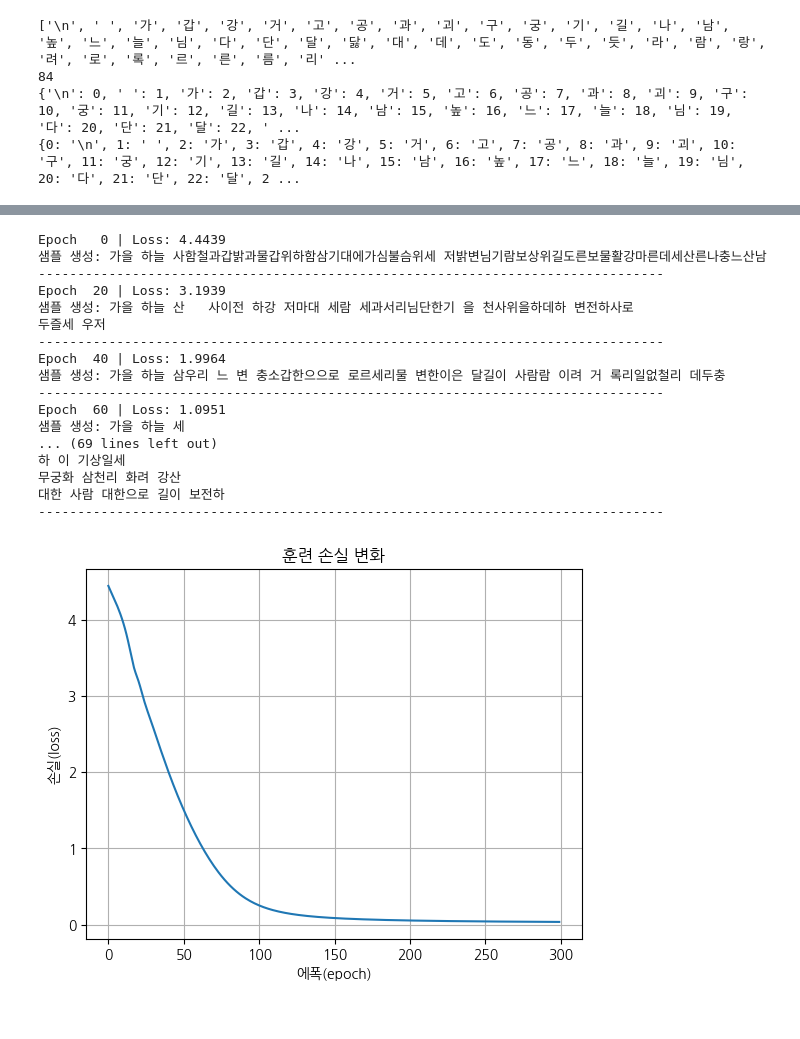
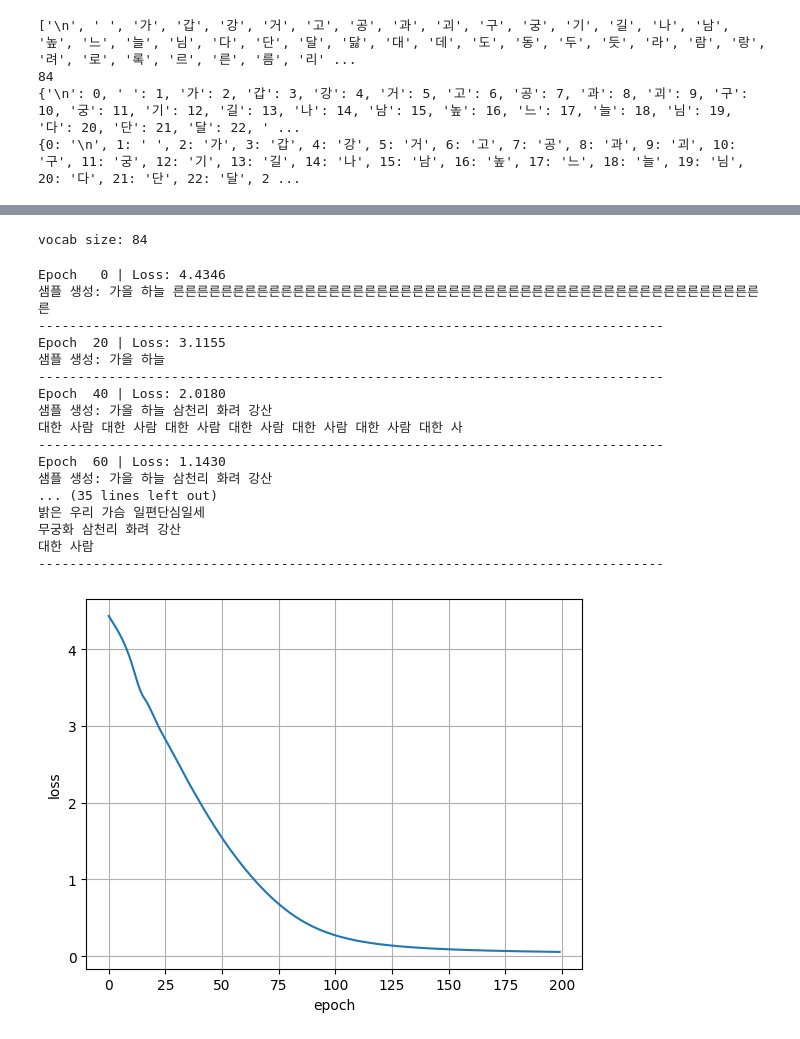
Before and after one commit to suakii/25_ai, a Jupyter notebook: Ch_8/8_5_rnn_text.ipynb, the cells around one changed output, grey strips where cells are left out. Cells and saved outputs as stored; diff of their text form; code cells hidden in the pictures.

```diff
--- a/Ch_8/8_5_rnn_text.ipynb
+++ b/Ch_8/8_5_rnn_text.ipynb
@@ -97,7 +166,10 @@ class CharLSTM(nn.Module):
 # %%
+print(f"vocab size: {vocab_size}")
 model = CharLSTM(vocab_size=vocab_size, hidden_size=128)
-loss_fn = nn.CrossEntropyLoss()
+loss_fn = nn.CrossEntropyLoss() #84class
 optimizer = torch.optim.Adam(model.parameters(), lr=0.001)
+# %% [output]
+vocab size: 84
 # %%
 def generate_text(model, start_text, length):
     # 모델을 추론 모드로 설정
@@ -121,7 +193,8 @@ def generate_text(model, start_text, length):
         probs = nn.functional.softmax(output, dim=-1).squeeze()
 
         # 확률 분포에 따라 랜덤 샘플링
-        next_idx = torch.multinomial(probs, 1).item()
+        next_idx = torch.argmax(probs).item()
+        #next_idx = torch.multinomial(probs, 1).item()
         next_char = idx2char[next_idx]
         generated.append(next_char)
 
@@ -134,55 +207,53 @@ def generate_text(model, start_text, length):
     return ''.join(generated)
 # %%
 import matplotlib.pyplot as plt
-import koreanize_matplotlib  # 한글 깨짐 방지
 
-n_epochs = 300
+n_epochs = 200
 loss_history = []  # 에폭별 손실 저장 리스트
 
 for epoch in range(n_epochs):
     model.train()
     optimizer.zero_grad()
 
     output, _ = model(X)  # output: (batch, vocab_size)
     loss = loss_fn(output, Y)  # 정답 Y와 예측 output을 비교
     loss.backward()
     optimizer.step()
 
     # 손실 기록
     loss_history.append(loss.item())
 
     # 주기적으로 출력 (손실 + 샘플 문장 생성)
     if epoch % 20 == 0:
         print(f"Epoch {epoch:3d} | Loss: {loss.item():.4f}")
 
         # 가을 하늘로 시작하는 샘플 생성
         sample = generate_text(model, start_text="가을 하늘 ", length=50)
         print("샘플 생성:", sample)
         print("-" * 80)
 
 # 훈련 후 손실 그래프 시각화
 plt.plot(range(n_epochs), loss_history)
-plt.xlabel("에폭(epoch)")
-plt.ylabel("손실(loss)")
-plt.title("훈련 손실 변화")
+plt.xlabel("epoch")
+plt.ylabel("loss")
 plt.grid(True)
 plt.show()
 # %% [output]
-Epoch   0 | Loss: 4.4439
-샘플 생성: 가을 하늘 사함철과갑밝과물갑위하함삼기대에가심불슴위세 저밝변님기람보상위길도른보물활강마른데세산른나충느산남
+Epoch   0 | Loss: 4.4346
+샘플 생성: 가을 하늘 른른른른른른른른른른른른른른른른른른른른른른른른른른른른른른른른른른른른른른른른른른른른른른른른른른
 --------------------------------------------------------------------------------
-Epoch  20 | Loss: 3.1939
-샘플 생성: 가을 하늘 산   사이전 하강 저마대 세람 세과서리님단한기 을 천사위을하데하 변전하사로
-두즐세 우저
+Epoch  20 | Loss: 3.1155
+샘플 생성: 가을 하늘
 --------------------------------------------------------------------------------
-Epoch  40 | Loss: 1.9964
-샘플 생성: 가을 하늘 삼우리 느 변 충소갑한으으로 로르세리물 변한이은 달길이 사람람 이려 거 록리일없철리 데두충
+Epoch  40 | Loss: 2.0180
+샘플 생성: 가을 하늘 삼천리 화려 강산
+대한 사람 대한 사람 대한 사람 대한 사람 대한 사람 대한 사람 대한 사
 --------------------------------------------------------------------------------
-Epoch  60 | Loss: 1.0951
-샘플 생성: 가을 하늘 세
-... (69 lines left out)
-하 이 기상일세
+Epoch  60 | Loss: 1.1430
+샘플 생성: 가을 하늘 삼천리 화려 강산
+... (35 lines left out)
+밝은 우리 가슴 일편단심일세
 무궁화 삼천리 화려 강산
-대한 사람 대한으로 길이 보전하
+대한 사람
 --------------------------------------------------------------------------------
-[figure, old version]
+[figure, new version]
```
Also changed, not shown: parts of 5 cells of this notebook.
